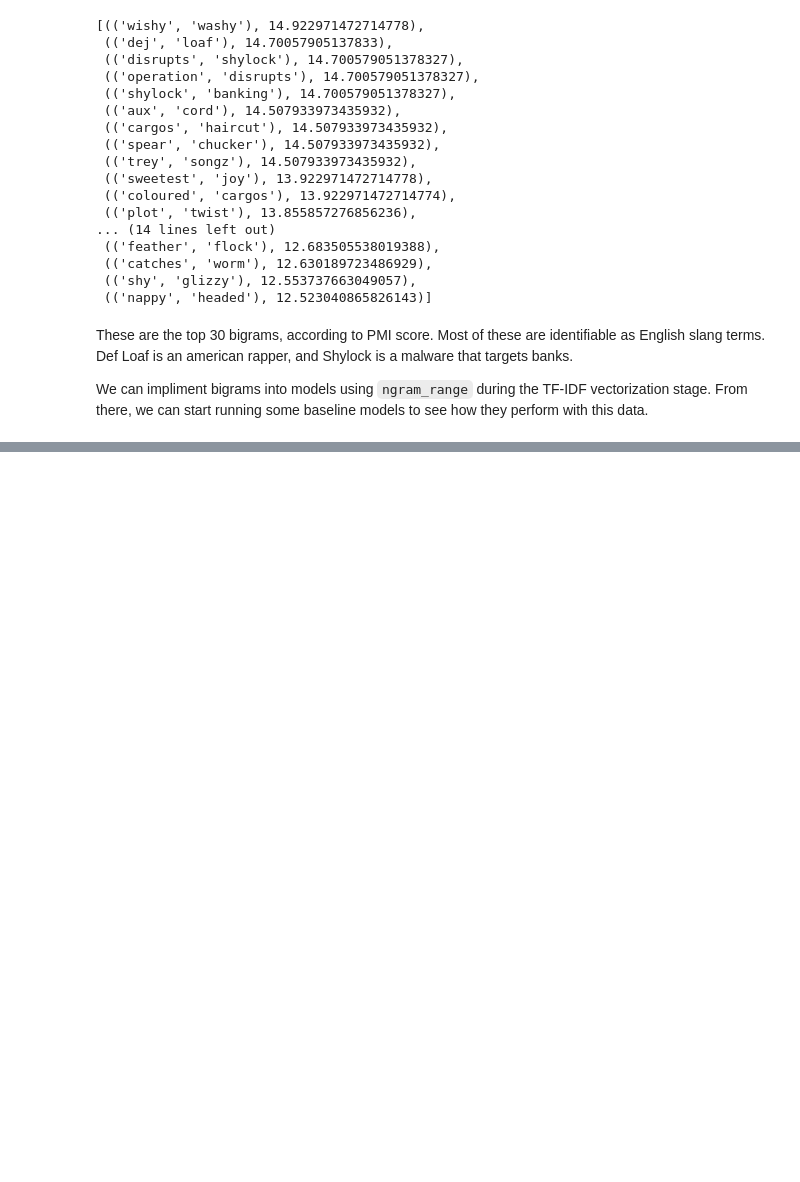
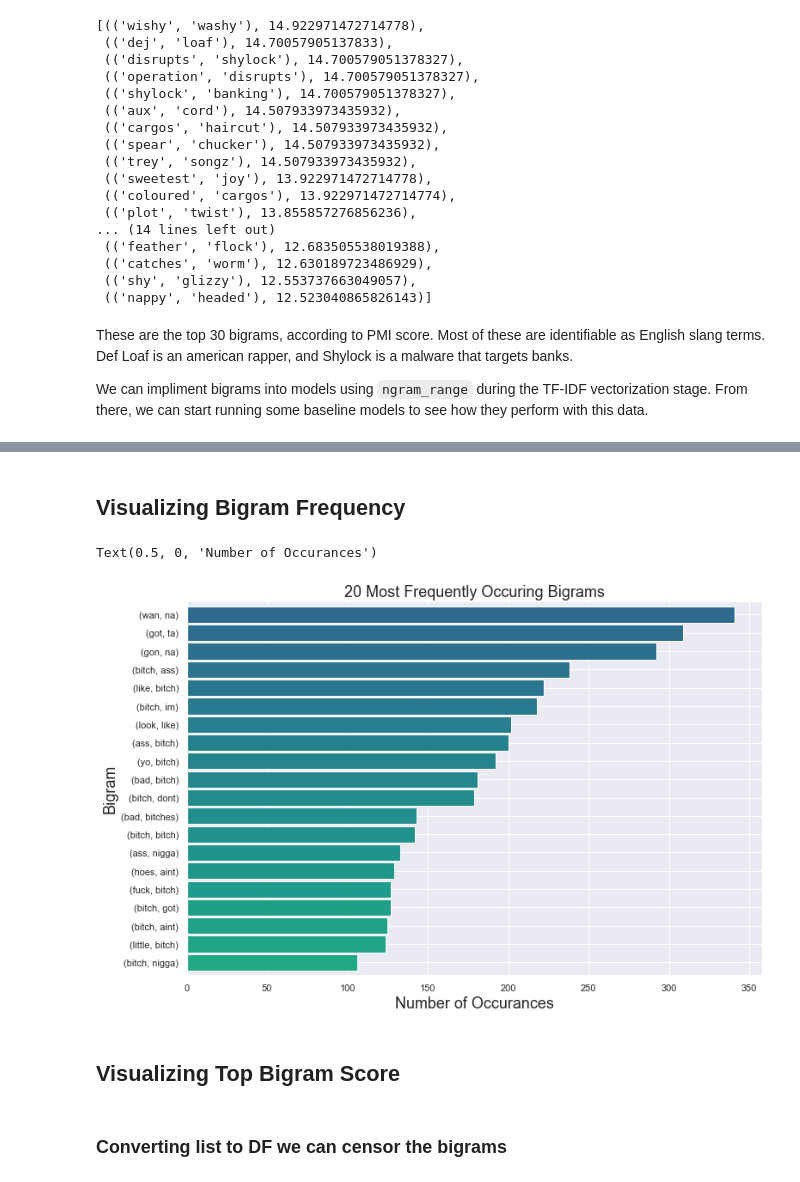
Before and after one commit to sidneykung/twitter_hate_speech_detection, a Jupyter notebook: preprocessing/nlp_preprocessing.ipynb, the cells around one changed output, grey strips where cells are left out. Cells and saved outputs as stored; diff of their text form; code cells hidden in the pictures; blank space fills up the shorter version.

```diff
--- a/preprocessing/nlp_preprocessing.ipynb
+++ b/preprocessing/nlp_preprocessing.ipynb
@@ -250,0 +274,16 @@ We can impliment bigrams into models using `ngram_range` during the TF-IDF vecto
+# %% [markdown]
+## Visualizing Bigram Frequency
+# %%
+bigrams_series = (pd.Series(nltk.ngrams(flat_filtered, 2)).value_counts())[:20]
+# %%
+bigrams_series.sort_values().plot.barh(color=cm.viridis_r(np.linspace(.4,.8, 30)), width=.9, figsize=(12, 8))
+plt.title('20 Most Frequently Occuring Bigrams', fontsize=18)
+plt.ylabel('Bigram', fontsize=18)
+plt.xlabel('Number of Occurances', fontsize=18)
+# %% [output]
+Text(0.5, 0, 'Number of Occurances')
+[figure, added]
+# %% [markdown]
+## Visualizing Top Bigram Score
+# %% [markdown]
+### Converting list to DF we can censor the bigrams
```
Also changed, not shown: parts of 8 cells of this notebook, 2 other files.
